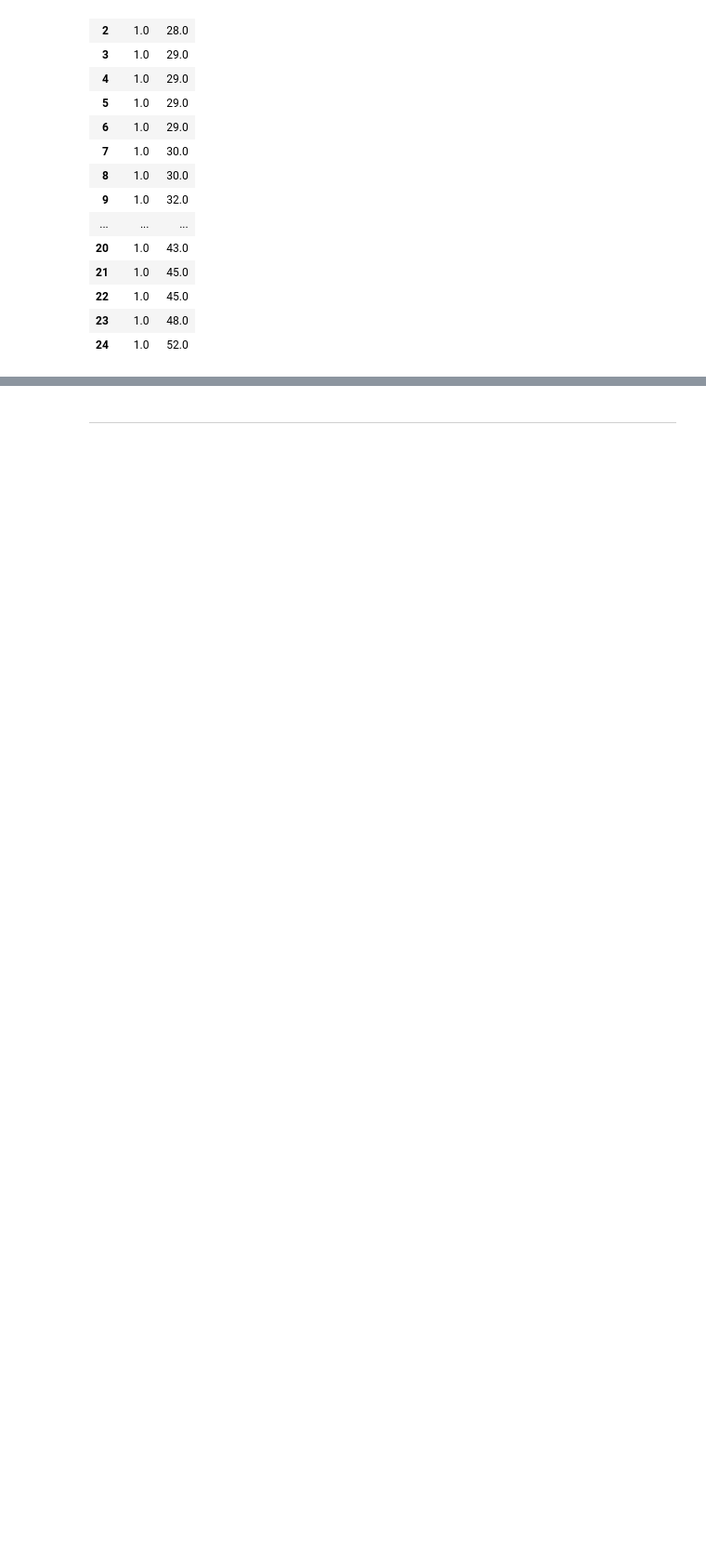
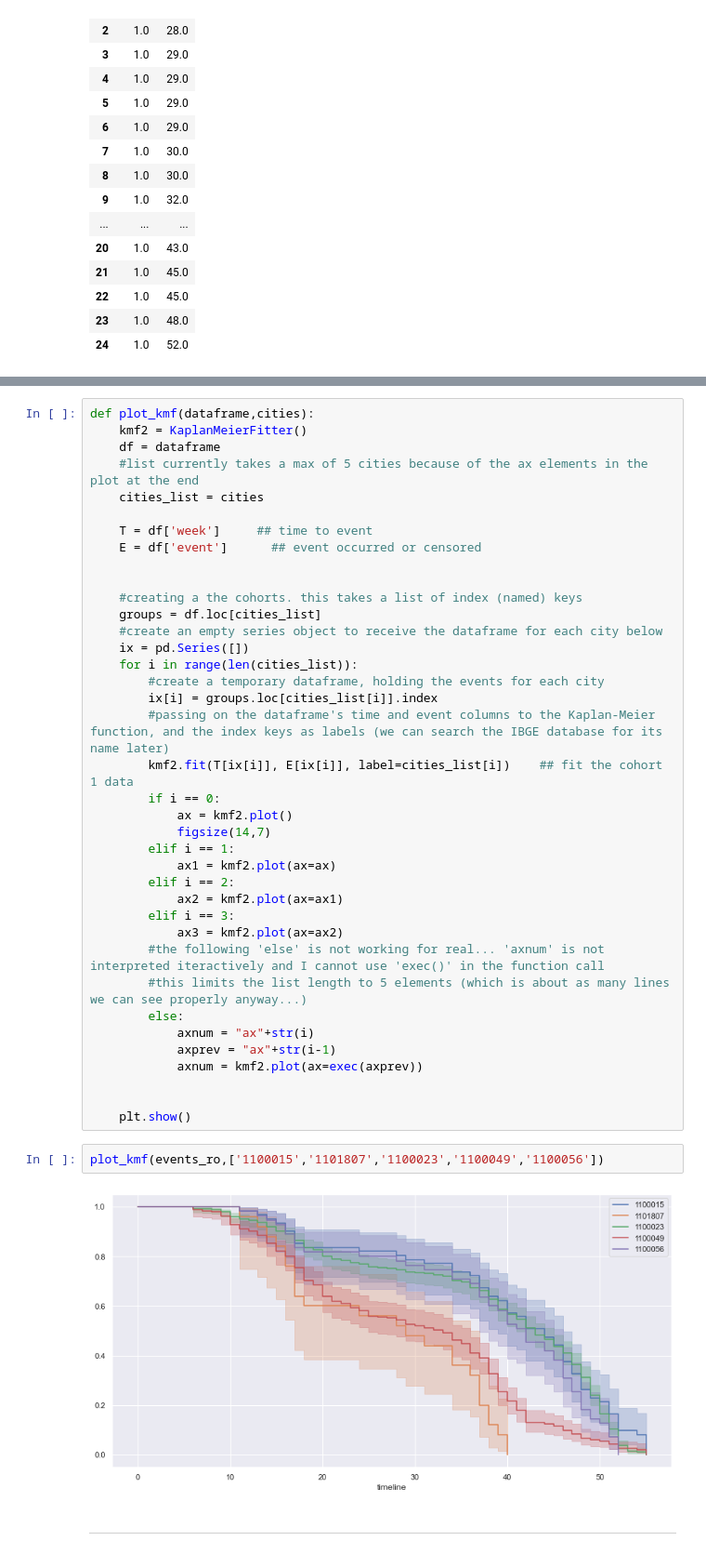
Before and after one commit to alexandrepereiraarq/COVIDGI, a Jupyter notebook: CVGI_MR_04_upscaling.ipynb, the cells around one changed output, grey strips where cells are left out. Shown: that part at 93% size. Drawn from its saved outputs; the diff is of its cells as text; blank space fills up the shorter version.

```diff
--- a/CVGI_MR_04_upscaling.ipynb
+++ b/CVGI_MR_04_upscaling.ipynb
@@ -303,2 +302,44 @@ plt.show()
+# %%
+def plot_kmf(dataframe,cities):
+    kmf2 = KaplanMeierFitter()
+    df = dataframe
+    #list currently takes a max of 5 cities because of the ax elements in the plot at the end
+    cities_list = cities
+
+    T = df['week']     ## time to event
+    E = df['event']      ## event occurred or censored
+
+
+    #creating a the cohorts. this takes a list of index (named) keys
+    groups = df.loc[cities_list]
+    #create an empty series object to receive the dataframe for each city below
+    ix = pd.Series([])
+    for i in range(len(cities_list)):
+        #create a temporary dataframe, holding the events for each city
+        ix[i] = groups.loc[cities_list[i]].index
+        #passing on the dataframe's time and event columns to the Kaplan-Meier function, and the index keys as labels (we can search the IBGE database for its name later)
+        kmf2.fit(T[ix[i]], E[ix[i]], label=cities_list[i])    ## fit the cohort 1 data
+        if i == 0:
+            ax = kmf2.plot()
+            figsize(14,7)
+        elif i == 1:
+            ax1 = kmf2.plot(ax=ax)
+        elif i == 2:
+            ax2 = kmf2.plot(ax=ax1)
+        elif i == 3:
+            ax3 = kmf2.plot(ax=ax2)
+        #the following 'else' is not working for real... 'axnum' is not interpreted iteractively and I cannot use 'exec()' in the function call
+        #this limits the list length to 5 elements (which is about as many lines we can see properly anyway...)
+        else:
+            axnum = "ax"+str(i)
+            axprev = "ax"+str(i-1)
+            axnum = kmf2.plot(ax=exec(axprev))
+
+
+    plt.show()
+# %%
+plot_kmf(events_ro,['1100015','1101807','1100023','1100049','1100056'])
+# %% [output]
+[figure, added]
 # %% [markdown]
 ---
```
Also changed, not shown: parts of 7 cells of this notebook, 1 other file.
